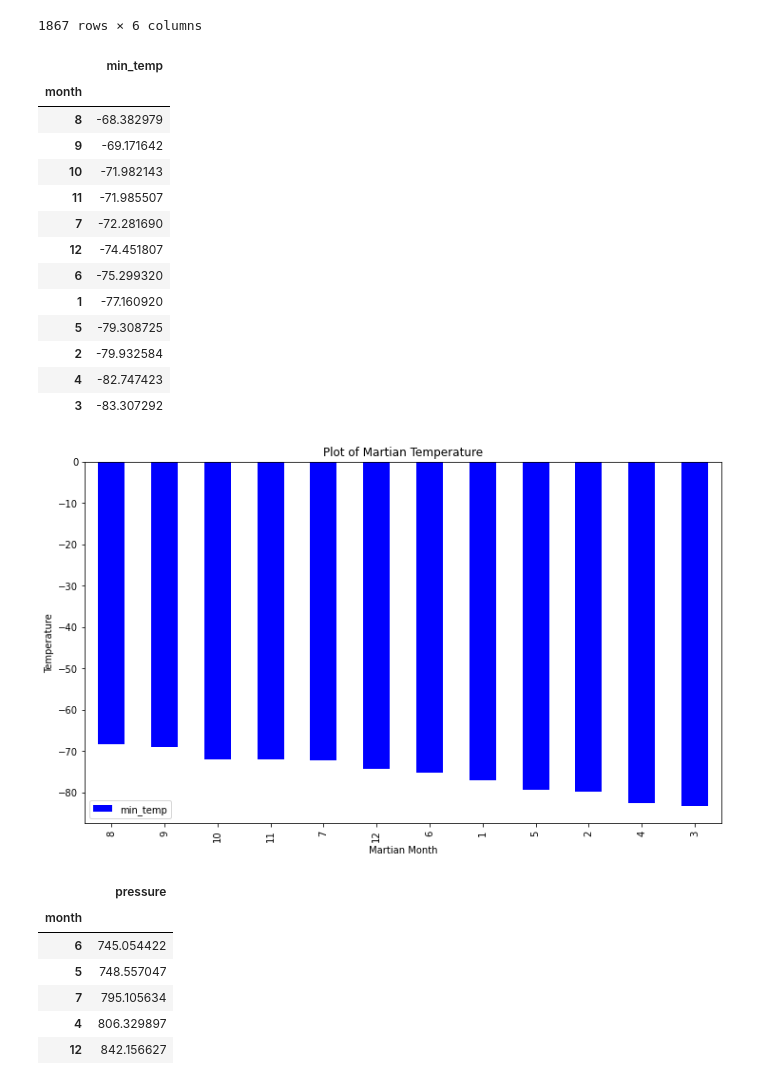
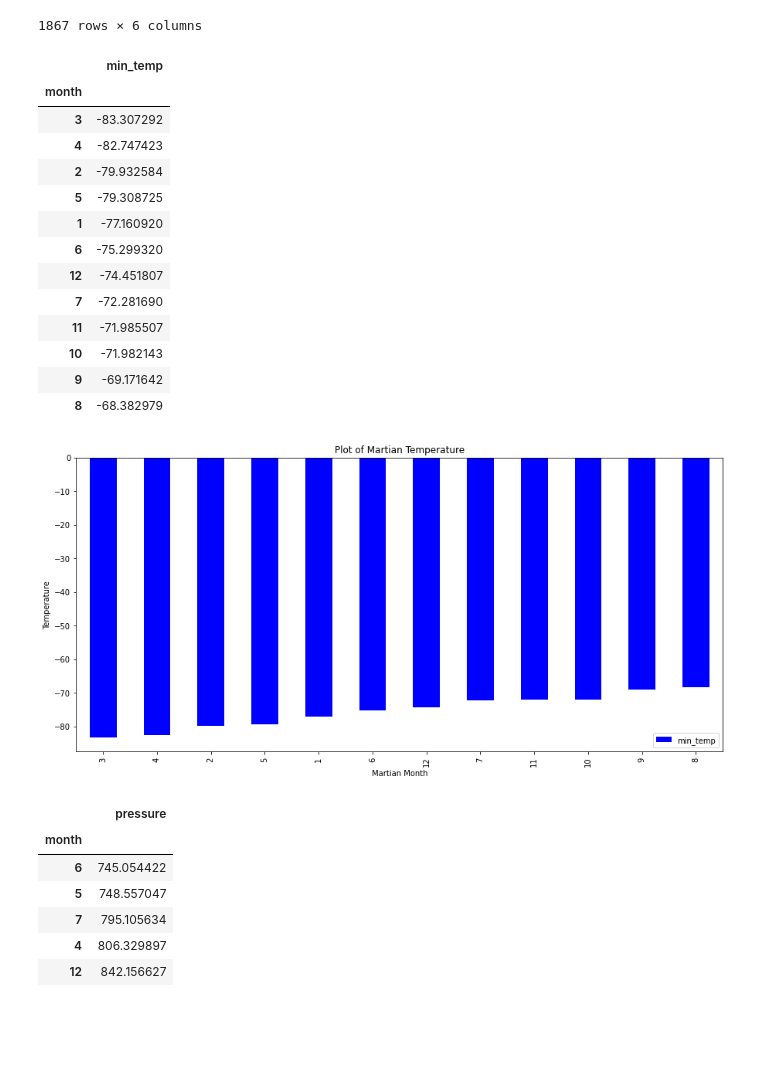
Before and after one commit to nnamdiilokah/Mission-to-Mars, a Jupyter notebook: mars_data_challenge_part_2.ipynb, the cells around one changed output. Drawn from its saved outputs; the diff is of its cells as text; code cells hidden in the pictures; blank space fills up the shorter version.

```diff
--- a/mars_data_challenge_part_2.ipynb
+++ b/mars_data_challenge_part_2.ipynb
@@ -89,34 +89,34 @@ mars_weather_df.groupby("sol").count()
 1867 rows × 6 columns
 # %%
 #What are the coldest and the warmest months on Mars (at the location of Curiosity)
-temp_df = mars_weather_df.groupby("month").mean()[['min_temp']].sort_values(by=['min_temp'], ascending = False)
+temp_df = mars_weather_df.groupby("month").mean()[['min_temp']].sort_values(by=['min_temp'])
 temp_df
 # %% [output]
 |  | min_temp |
 | month |  |
+| 3 | -83.307292 |
+| 4 | -82.747423 |
+| 2 | -79.932584 |
+| 5 | -79.308725 |
+| 1 | -77.160920 |
+| 6 | -75.299320 |
+| 12 | -74.451807 |
+| 7 | -72.281690 |
+| 11 | -71.985507 |
+| 10 | -71.982143 |
+| 9 | -69.171642 |
 | 8 | -68.382979 |
-| 9 | -69.171642 |
-| 10 | -71.982143 |
-| 11 | -71.985507 |
-| 7 | -72.281690 |
-| 12 | -74.451807 |
-| 6 | -75.299320 |
-| 1 | -77.160920 |
-| 5 | -79.308725 |
-| 2 | -79.932584 |
-| 4 | -82.747423 |
-| 3 | -83.307292 |
 # %%
 # Create a bar chart based off of the group series from before
-temp_df_bar = temp_df.plot(kind='bar',figsize =(12,7), color = "b", title ="Plot of Martian Temperature")
+temp_df_bar = temp_df.plot(kind='bar',figsize =(15,7), color = "b", title ="Plot of Martian Temperature")
 
 # Set the xlabel and ylabel using class methods
 temp_df_bar.set_xlabel("Martian Month")
 temp_df_bar.set_ylabel("Temperature")
 
 plt.show()
 # %% [output]
-[figure, old version]
+[figure, new version]
 # %%
 #Which months have the lowest and the highest atmospheric pressure on Mars?
 pressure_df = mars_weather_df.groupby("month").mean()[['pressure']].sort_values(by=['pressure'])
```
Also changed, not shown: parts of 9 cells of this notebook.
